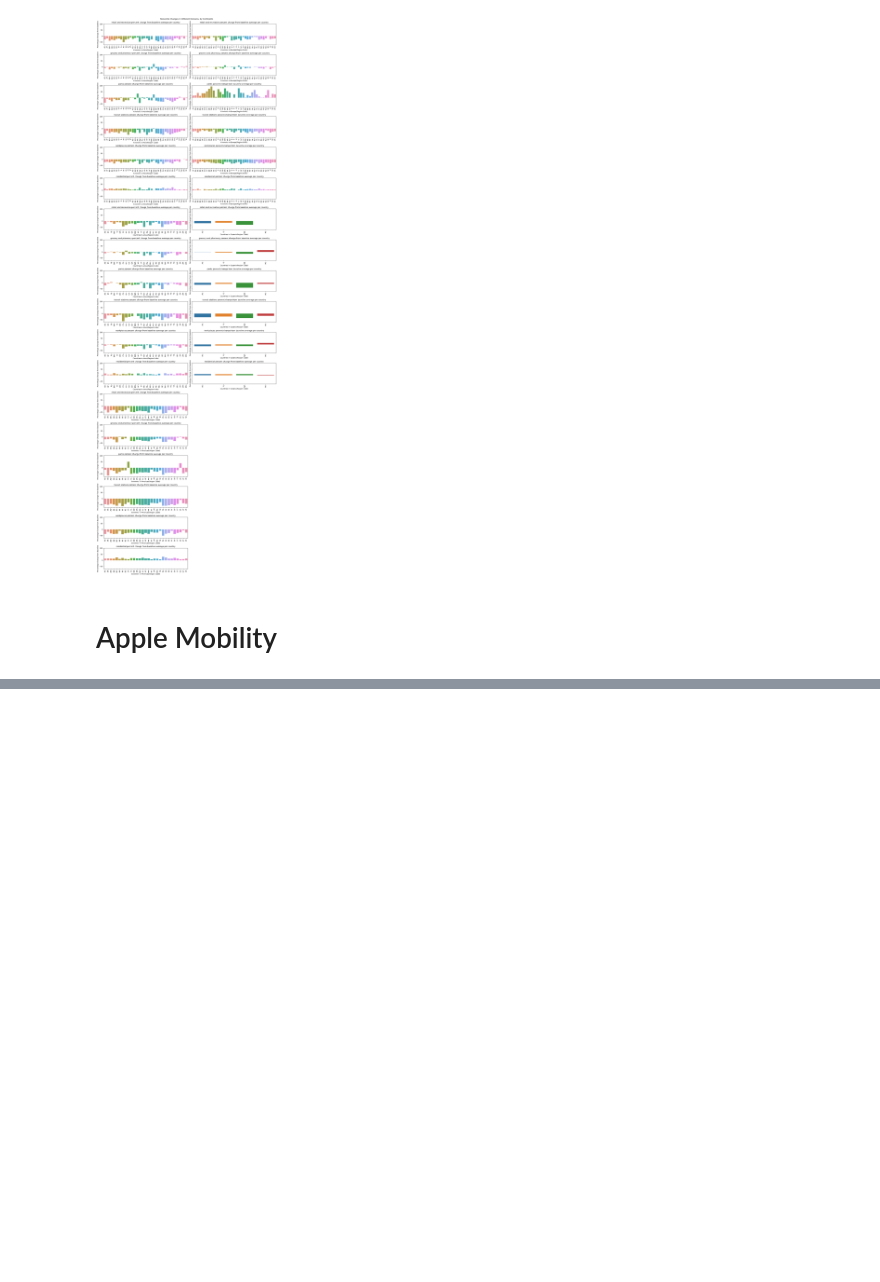
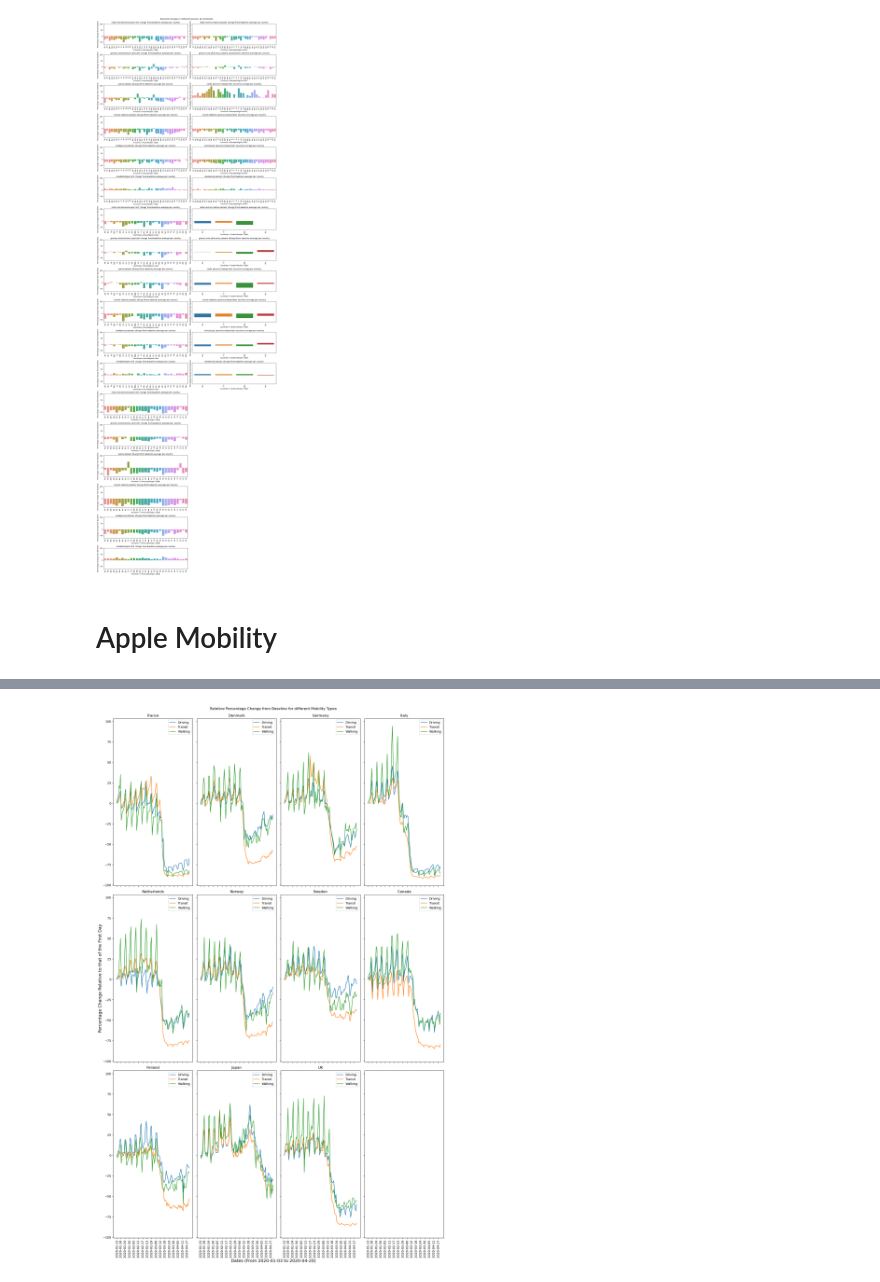
Before and after one commit to epfl-ada/ada-2023-project-bobeast, a Jupyter notebook: Milestone_P2.ipynb, the cells around one changed output, grey strips where cells are left out. Drawn from its saved outputs; the diff is of its cells as text; code cells hidden in the pictures; blank space fills up the shorter version.

```diff
--- a/Milestone_P2.ipynb
+++ b/Milestone_P2.ipynb
@@ -616,0 +640,12 @@ apple_mr
+# %%
+countriesInter = ['France',
+                  'Denmark',
+                  'Germany',
+                  'Italy',
+                  'Netherlands',
+                  'Norway',
+                  'Sweden',
+                  'Canada',
+                  'Finland',
+                  'Japan',
+                  'UK']
@@ -616,0 +674,45 @@ apple_mr
+# %%
+dates_mod2 = dates[(np.arange(len(dates)) + 1) % 6 == 0]
+
+dates_mod2 = dates_mod2.insert(0, dates[0])
+
+
+fig, axs= plt.subplots(3, 4, sharey=True, sharex=True, figsize=(16,26))
+
+for i, country in enumerate(countriesInter) :
+    # lockdown = interventions['Lockdown'][i].strftime('%Y-%m-%d %H:%M:%S')
+    # lockdown = lockdown.replace(" 00:00:00", "")
+    # normalcy = interventions['Normalcy'][i].strftime('%Y-%m-%d %H:%M:%S')
+    # normalcy = normalcy.replace(" 00:00:00", "")
+    # firstCase = interventions['1st case'][i].strftime('%Y-%m-%d %H:%M:%S')
+    # firstCase = firstCase.replace(" 00:00:00", "")
+
+    dfAppleCurrent = apple_mr_copy[apple_mr_copy['region'] == country].copy()
+    dfAppleCurrent = dfAppleCurrent.iloc[:, ~dfAppleCurrent.columns.isin(columnsExcluded)]
+
+    ax = axs[i//4, i%4]
+    sns.lineplot(x=dates, y=dfAppleCurrent.values[0], label= 'Driving', ax=ax)
+    sns.lineplot(x=dates, y=dfAppleCurrent.values[1], label= 'Transit', ax=ax)
+    sns.lineplot(x=dates, y=dfAppleCurrent.values[2], label= 'Walking', ax=ax)
+    ax.set_xticks(dates_mod2)
+    ax.set_xticklabels(labels= dates_mod2,rotation=90)
+    # ax.axvline(x=lockdown,color='red', linestyle='--', label='Lockdown')
+    # ax.axvline(x=normalcy,color='green', linestyle='--', label='Normalcy')
+    # ax.axvline(x=firstCase,color='black', linestyle='--', label='1st Death')
+    ax.set_title(country)
+
+axs[2, 3].set_xticklabels(labels= dates_mod2,rotation=90)
+# axs[2, 3].set_visible(False)
+
+fig.text(0.5, 0.00000005, 'Dates (From 2020-01-03 to 2020-04-20)', ha='center', va='center', fontsize=14)
+fig.text(0.002, 0.5, 'Percentage Change Relative to that of the First Day', ha='center', va='center', rotation='vertical', fontsize=14)
+
+plt.tight_layout()
+
+# Fine-tune layout to create more space at the top
+plt.subplots_adjust(top=0.96)
+
+plt.suptitle('Relative Percentage Change from Baseline for different Mobility Types')
+plt.show()
+# %% [output]
+[figure, added]
```
Also changed, not shown: parts of 30 cells of this notebook.
